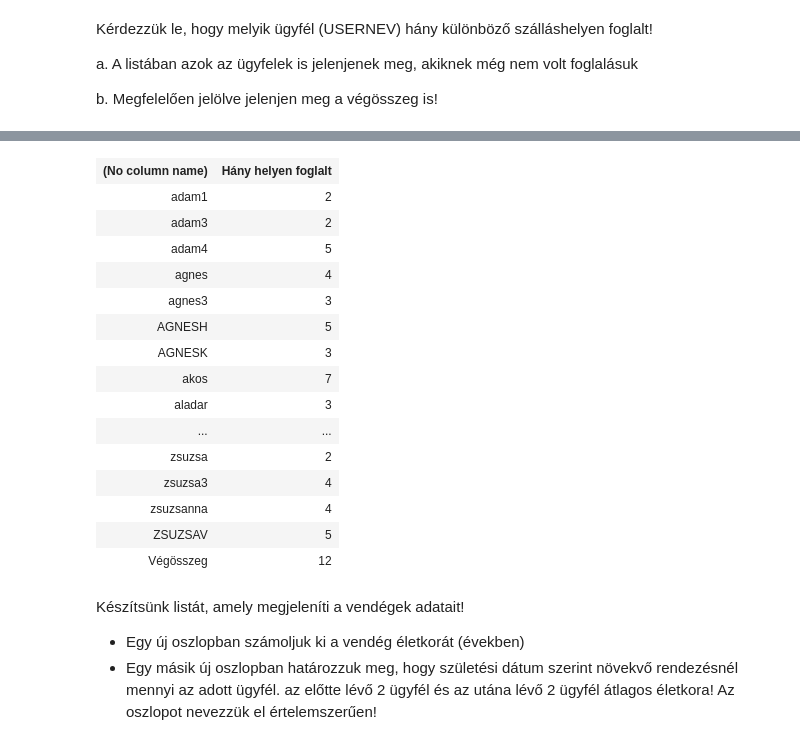
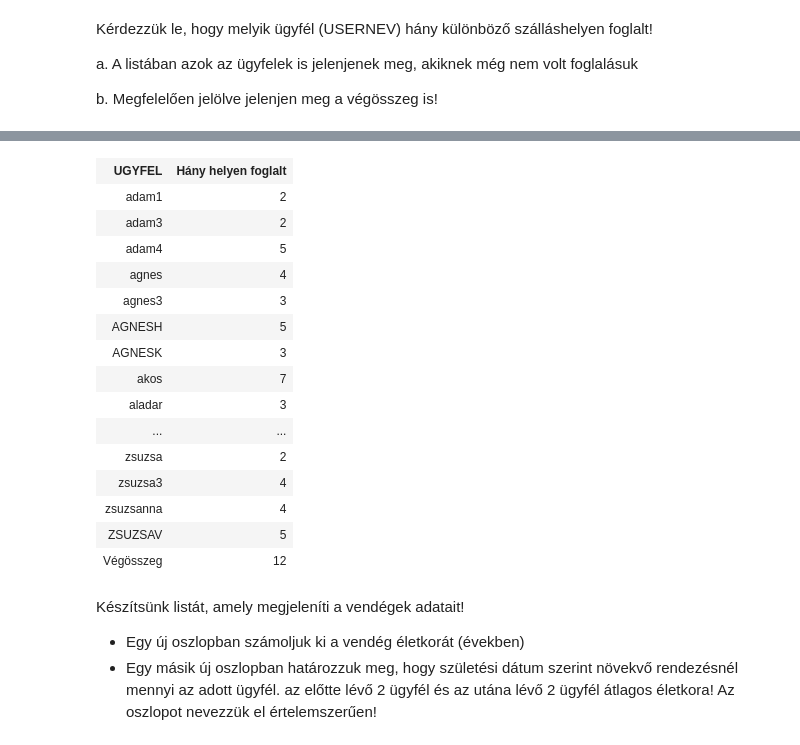
Before and after one commit to Cola39/GXH81K_adatbazis, a Jupyter notebook: zhminta.ipynb, the cells around one changed output, grey strips where cells are left out. Saved outputs shown, nothing was run; the diff lists cells and outputs as text; code cells hidden in the pictures.

```diff
--- a/zhminta.ipynb
+++ b/zhminta.ipynb
@@ -5,9 +5,10 @@ a. A listában azok az ügyfelek is jelenjenek meg, akiknek még nem volt foglal
 
 b. Megfelelően jelölve jelenjen meg a végösszeg is!
 # %%
-SELECT IIF(GROUPING_ID(v.USERNEV) = 1, 'Végösszeg', v.USERNEV), COUNT(DISTINCT sz.SZALLAS_ID) AS 'Hány helyen foglalt'
+SELECT IIF(GROUPING_ID(v.USERNEV) = 1, 'Végösszeg', v.USERNEV) AS 'UGYFEL',
+       COUNT(DISTINCT sz.SZALLAS_ID) AS 'Hány helyen foglalt'
 FROM Vendeg v LEFT JOIN Foglalas f ON v.USERNEV = f.UGYFEL_FK
-              JOIN Szoba szo ON szo.SZOBA_ID = f.SZOBA_FK
-              JOIN Szallashely sz ON szo.SZALLAS_FK = sz.SZALLAS_ID
+              LEFT JOIN Szoba szo ON szo.SZOBA_ID = f.SZOBA_FK
+              LEFT JOIN Szallashely sz ON szo.SZALLAS_FK = sz.SZALLAS_ID
 GROUP BY ROLLUP(v.USERNEV)
 # %% [output]
@@ -16,4 +18,4 @@ Total execution time: 00:00:00.036
-| (No column name) | Hány helyen foglalt |
+| UGYFEL | Hány helyen foglalt |
 | adam1 | 2 |
 | adam3 | 2 |
 | adam4 | 5 |
```
Also changed, not shown: parts of 1 cell of this notebook.
